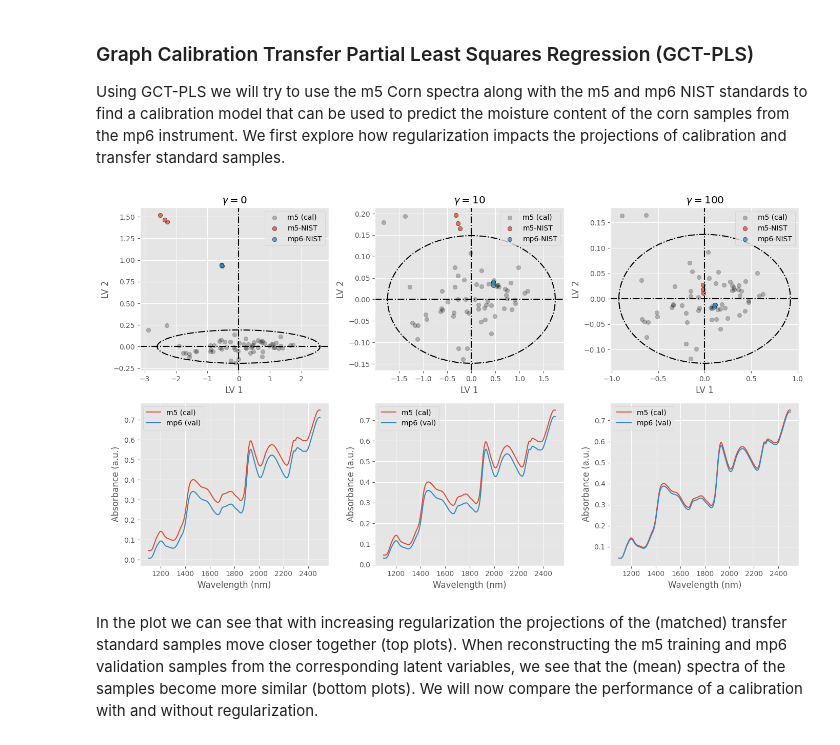
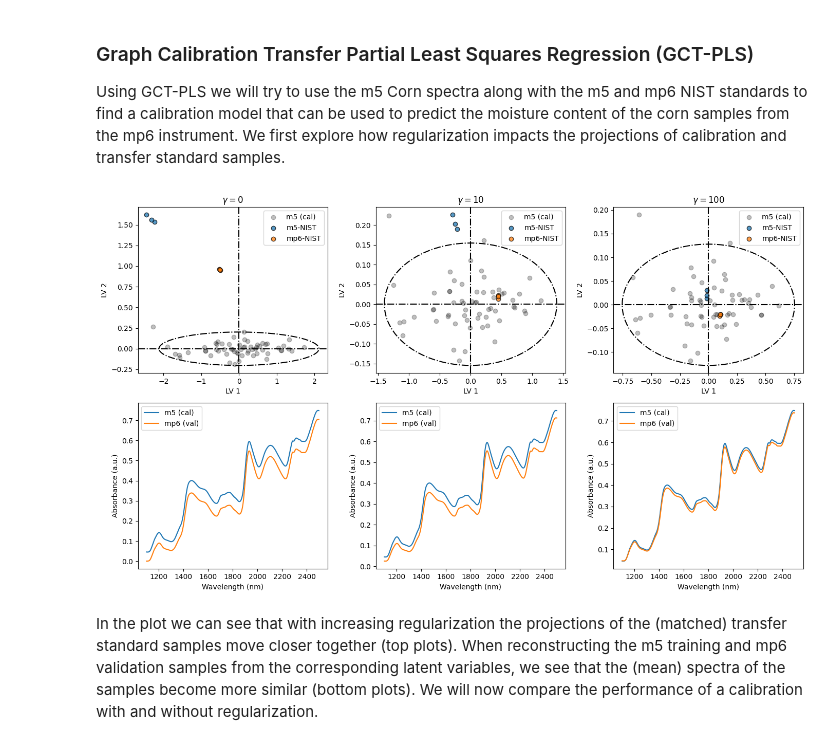
Before and after one commit to B-Analytics/di-PLS, a Jupyter notebook: notebooks/demo_gctPLS.ipynb, the cells around one changed output. Cells and saved outputs as stored; diff of their text form; code cells hidden in the pictures.

Commit message:
GCTPLS class updated, unittests added and passed

```diff
--- a/notebooks/demo_gctPLS.ipynb
+++ b/notebooks/demo_gctPLS.ipynb
@@ -17,7 +17,6 @@ import matplotlib.pyplot as plt
 from diPLSlib.models import GCTPLS as gctpls
 from diPLSlib.functions import transfer_laplacian
 from diPLSlib.utils import misc as fct
-plt.style.use('ggplot')
 # %% [output]
 Requirement already satisfied: pandas in c:\users\nikzad\anaconda3\envs\dipls_official\lib\site-packages (2.2.3)
 Requirement already satisfied: seaborn in c:\users\nikzad\anaconda3\envs\dipls_official\lib\site-packages (0.13.2)
@@ -102,45 +101,45 @@ Using GCT-PLS we will try to use the m5 Corn spectra along with the m5 and mp6 N
 # %%
 ncomp = 3
 l = np.array([0, 10, 100])
-m = gctpls(m5_train, y_train, m5nbs, mp6nbs, ncomp)
 # %%
 k = 1
 plt.figure(figsize=(14, 8))
 for i in l:
-    m.fit([i])
+    m = gctpls(A=ncomp, l=[i])
+    m.fit(m5_train, y_train, m5nbs, mp6nbs)
 
     # Projection
     sub = "2"+"3"+str(k)
     plt.subplot(int(sub))
-    sp = plt.scatter(m.T[:,0], m.T[:,1], color='k', edgecolors='k',alpha=0.25)
-    plt.scatter(m.Ts[:,0], m.Ts[:,1], edgecolors='k',alpha=0.75)
-    plt.scatter(m.Tt[:,0], m.Tt[:,1], edgecolors='k',alpha=0.75)
+    sp = plt.scatter(m.T_[:,0], m.T_[:,1], color='k', edgecolors='k',alpha=0.25)
+    plt.scatter(m.Ts_[:,0], m.Ts_[:,1], edgecolors='k',alpha=0.75)
+    plt.scatter(m.Tt_[:,0], m.Tt_[:,1], edgecolors='k',alpha=0.75)
     plt.legend(['m5 (cal)','m5-NIST','mp6-NIST'])
-    el = fct.hellipse(m.T)
+    el = fct.hellipse(m.T_)
     plt.plot(el[0, :], el[1, :], '-.k')
     plt.axhline(y=0,linestyle='-.', color='k')
     plt.axvline(x=0,linestyle='-.', color='k')
     plt.xlabel('LV 1')
     plt.ylabel('LV 2')
     title = '$\gamma=$' + str(i)
     plt.title(title)
 
     #Reconstruction
     sub = "2"+"3"+str(k+3)
     plt.subplot(int(sub))
-    m5_hat = m.T@m.P.T + m.mu
+    m5_hat = m.T_@m.P_.T + m.mu_
     plt.plot(wn,np.mean(m5_hat, 0))
-    mp6t = mp6_test[...,:] - m.mu
-    mp6_hat = mp6t@(m.W@np.linalg.inv(m.P.T@m.W))@m.P.T + m.mu
+    mp6t = mp6_test[...,:] - m.mu_
+    mp6_hat = mp6t@(m.W_@np.linalg.inv(m.P_.T@m.W_))@m.P_.T + m.mu_
     plt.plot(wn, np.mean(mp6_hat, 0))
     plt.xlabel('Wavelength (nm)')
     plt.ylabel('Absorbance (a.u.)')
     plt.legend(['m5 (cal)', 'mp6 (val)'])
     k += 1
 
 plt.tight_layout()
 # %% [output]
-[figure, old version]
+[figure, new version]
 # %% [markdown]
 In the plot we can see that with increasing regularization the projections of the (matched) transfer standard samples move closer together (top plots). When reconstructing the m5 training and mp6 validation samples from the corresponding latent variables, we see that the (mean) spectra of the samples become more similar (bottom plots). We will now compare the performance of a calibration with and without regularization.
 # %% [markdown]
```
Also changed, not shown: parts of 4 cells of this notebook, 8 other files.
